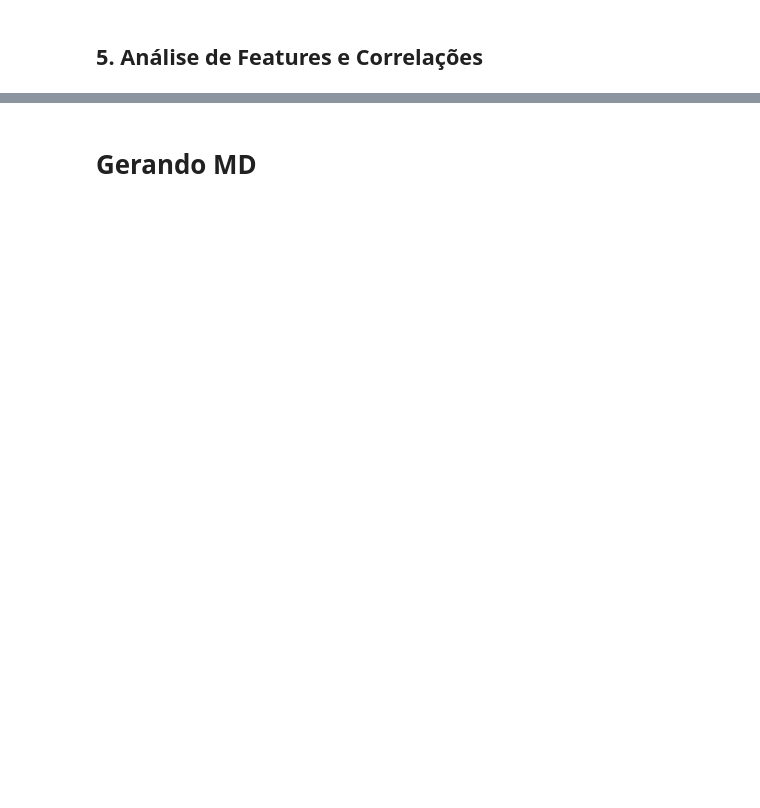
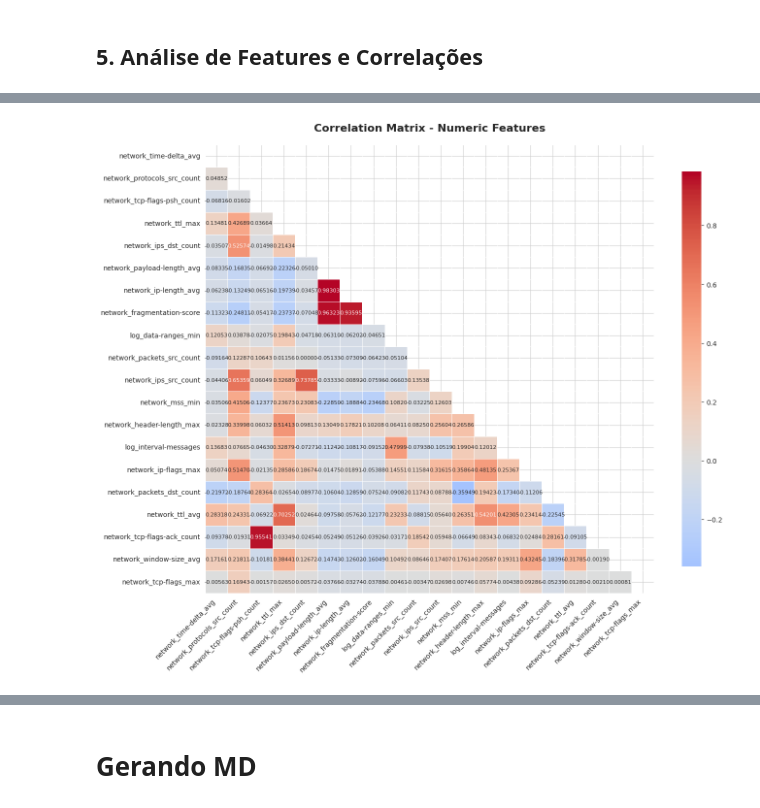
Before and after one commit to luiz-linkezio/A-Hierarchical-Solution-based-on-MEC-and-IoT-for-Cyberattack-Detection-in-6G-Networks, a Jupyter notebook: notebooks/dataset_analysis.ipynb, the cells around one changed output, grey strips where cells are left out. Saved outputs shown, nothing was run; the diff lists cells and outputs as text; code cells hidden in the pictures; blank space fills up the shorter version.

```diff
--- a/notebooks/dataset_analysis.ipynb
+++ b/notebooks/dataset_analysis.ipynb
@@ -837,33 +922,34 @@ else:
 # %%
 # Correlation heatmap
-if len(numeric_cols) > 1:
-    # Limit to 20 features for better visualization
-    cols_to_plot = numeric_cols[:20] if len(numeric_cols) > 20 else numeric_cols
+if 'correlation_matrix' in locals() and correlation_matrix.size > 0:
+    cols_to_plot = correlation_matrix.columns[:20].tolist() if len(correlation_matrix.columns) > 20 else correlation_matrix.columns.tolist()
 
     fig, ax = plt.subplots(figsize=(14, 12))
 
-    corr_subset = df[cols_to_plot].corr()
+    corr_subset = correlation_matrix.loc[cols_to_plot, cols_to_plot]
 
     # Create mask for upper diagonal
     mask = np.triu(np.ones_like(corr_subset, dtype=bool))
 
     sns.heatmap(corr_subset,
                 mask=mask,
                 annot=True,
                 fmt='.5f',
                 cmap='coolwarm',
                 center=0,
                 square=True,
                 linewidths=0.5,
                 cbar_kws={"shrink": 0.8},
                 annot_kws={'fontsize': 8},
                 ax=ax)
 
     ax.set_title('Correlation Matrix - Numeric Features', fontsize=16, fontweight='bold', pad=20)
     plt.xticks(rotation=45, ha='right')
     plt.yticks(rotation=0)
     plt.tight_layout()
     os.makedirs('../results/images', exist_ok=True)
     plt.savefig(os.path.join('../results/images', f'{table_name}_correlation_heatmap.png'), bbox_inches='tight', dpi=150)
     plt.show()
+# %% [output]
+[figure, added]
 # %%
```
Also changed, not shown: parts of 21 cells of this notebook, 9 other files.
